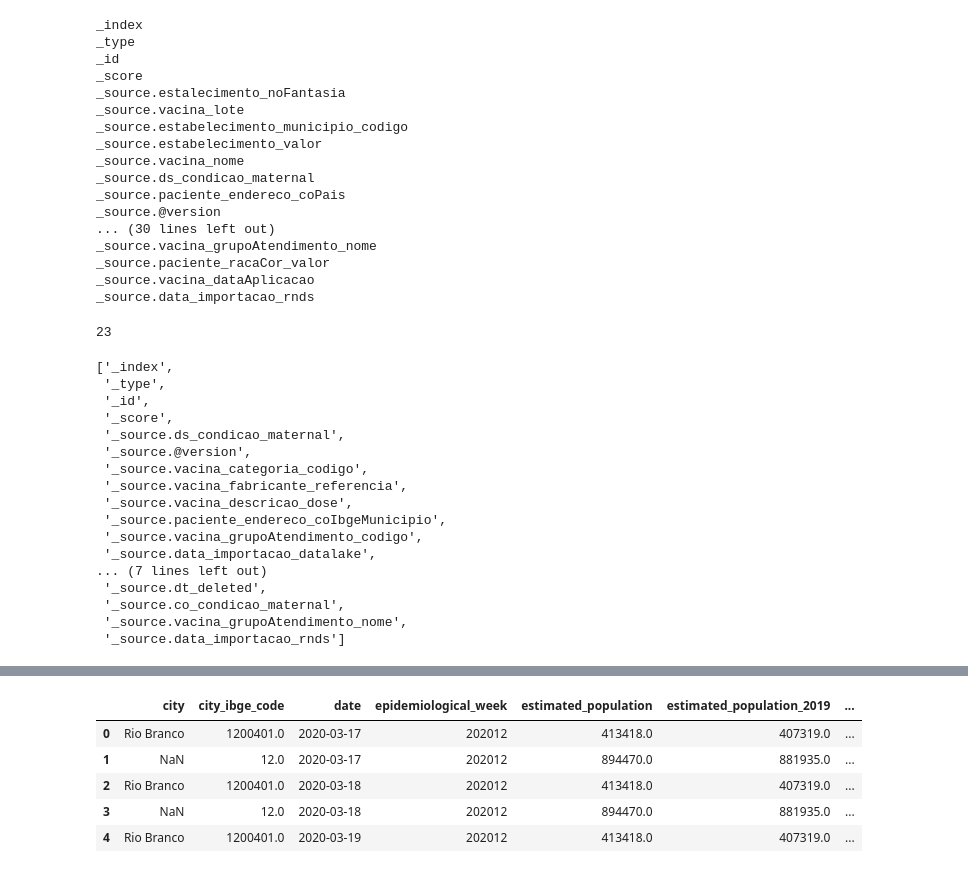
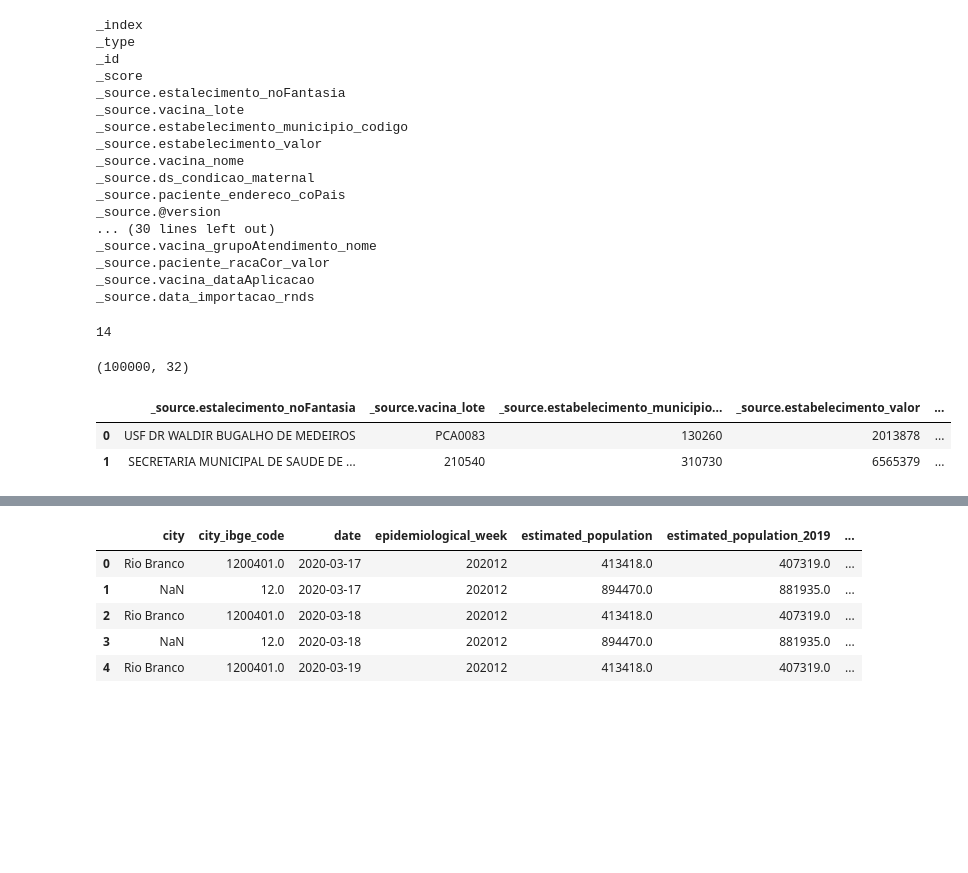
Before and after one commit to gfmattos/mp_covid_analysis, a Jupyter notebook: notebooks/requestAPI_test.ipynb, the cells around one changed output, grey strips where cells are left out. Cells and saved outputs as stored; diff of their text form; code cells hidden in the pictures; blank space fills up the shorter version.

```diff
--- a/notebooks/requestAPI_test.ipynb
+++ b/notebooks/requestAPI_test.ipynb
@@ -62,15 +69,15 @@ def getAPIData(pages,
             # Concatenação dos dados extraídos das seguintes leituras da API
             df = pd.concat([df,dfN],ignore_index=True)
 
+            scroll_id = dataN['_scroll_id']
+
         except MemoryError:
-            print(f'At Page {pag} there was not enough memory to execute the task - Status Response: {response_pagN.status_code}\nThe scroll_id has been added to the list to a future attempt')
+            print(f'At Page {pag} there was not enough memory to execute the task - Status Response: {responses[-1]}\nThe scroll_id has been added to the list to a future attempt')
             scroll_ids.append(scroll_id)
 
         except ConnectionError:
-            print('No Internet Connection to Perform the API Call.')
-
-
-        scroll_id = dataN['_scroll_id']
+            print('No Internet Connection to Perform the API Call. The scroll_id has been added to the list to a future attempt')
+            scroll_ids.append(scroll_id)
 
 
     print(f'{pag} Pages have been loaded successfully!')
@@ -213,27 +323,19 @@ for column in all_columns:
     if column not in columns:
         columns_toRemove.append(column)
 
-# Deve ser 14.
 print(len(columns_toRemove))
 # %% [output]
-23
+14
-# %%
-columns_toRemove
-# %% [output]
-['_index',
- '_type',
- '_id',
- '_score',
- '_source.ds_condicao_maternal',
- '_source.@version',
- '_source.vacina_categoria_codigo',
- '_source.vacina_fabricante_referencia',
- '_source.vacina_descricao_dose',
- '_source.paciente_endereco_coIbgeMunicipio',
- '_source.vacina_grupoAtendimento_codigo',
- '_source.data_importacao_datalake',
-... (7 lines left out)
- '_source.dt_deleted',
- '_source.co_condicao_maternal',
- '_source.vacina_grupoAtendimento_nome',
- '_source.data_importacao_rnds']
+# %%
+df_vacRed = df_vac.drop(columns_toRemove, axis=1)
+# %%
+df_vacRed.shape
+# %% [output]
+(100000, 32)
+# %%
+pd.set_option('display.max_columns', None)
+df_vacRed.head(2)
+# %% [output]
+|  | _source.estalecimento_noFantasia | _source.vacina_lote | _source.estabelecimento_municipio... | _source.estabelecimento_valor | ... |
+| 0 | USF DR WALDIR BUGALHO DE MEDEIROS | PCA0083 | 130260 | 2013878 | ... |
+| 1 | SECRETARIA MUNICIPAL DE SAUDE DE ... | 210540 | 310730 | 6565379 | ... |
```
Also changed, not shown: parts of 15 cells of this notebook, 1 other file.
